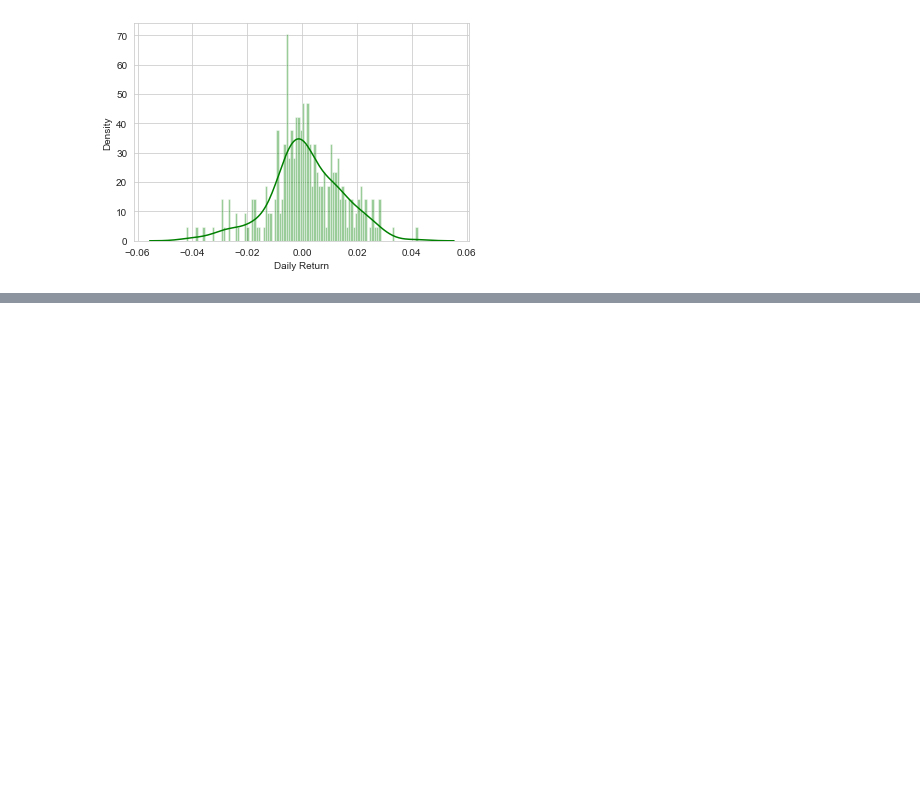
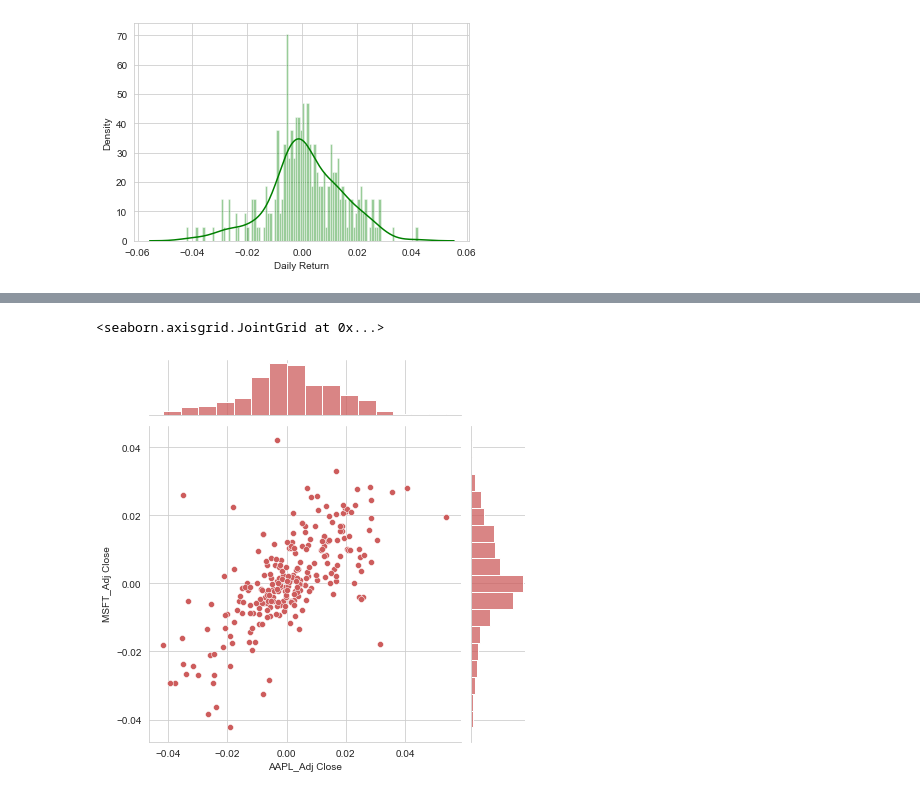
Before and after one commit to VannaroEcon/MyPortfolioProjects, a Jupyter notebook: Stock Market Analysis Project.ipynb, the cells around one changed output, grey strips where cells are left out. Cells and saved outputs as stored; diff of their text form; code cells hidden in the pictures; blank space fills up the shorter version.

```diff
--- a/Stock Market Analysis Project.ipynb
+++ b/Stock Market Analysis Project.ipynb
@@ -222,0 +273,6 @@ sns.distplot(MSFT['Daily Return'].dropna(), bins=100, color='green')
+# %%
+# Plot daily returns comparison graph of Apple to Apple
+sns.jointplot('AAPL_Adj Close','MSFT_Adj Close', df_return, kind='scatter', color='indianred')
+# %% [output]
+<seaborn.axisgrid.JointGrid at 0x...>
+[figure, added]
```
Also changed, not shown: parts of 8 cells of this notebook.
